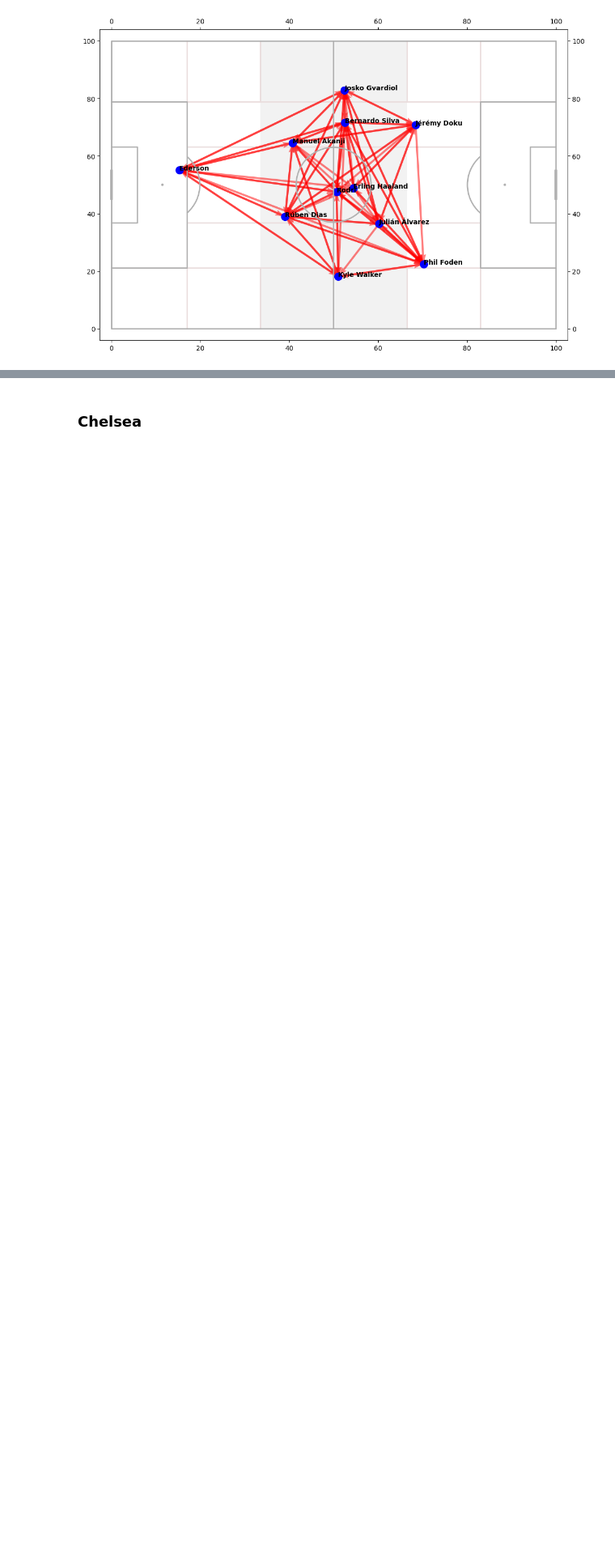
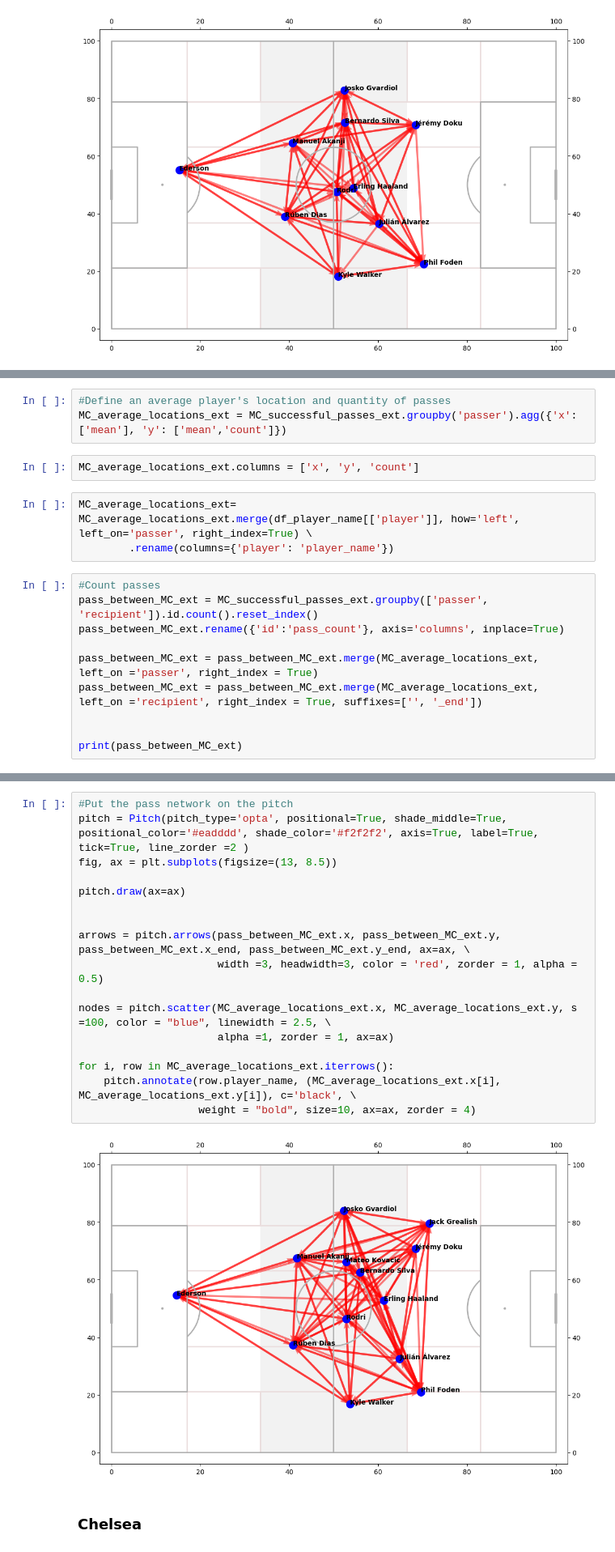
Before and after one commit to Football-Analytics-UCU/Manchester-City, a Jupyter notebook: src/KPI_Test_010124.ipynb, the cells around one changed output, grey strips where cells are left out. Shown at 81% size. Drawn from its saved outputs; the diff is of its cells as text; blank space fills up the shorter version.

```diff
--- a/src/KPI_Test_010124.ipynb
+++ b/src/KPI_Test_010124.ipynb
@@ -236,0 +258,18 @@ for i, row in MC_average_locations.iterrows():
+# %%
+#Define an average player's location and quantity of passes
+MC_average_locations_ext = MC_successful_passes_ext.groupby('passer').agg({'x': ['mean'], 'y': ['mean','count']})
+# %%
+MC_average_locations_ext.columns = ['x', 'y', 'count']
+# %%
+MC_average_locations_ext= MC_average_locations_ext.merge(df_player_name[['player']], how='left', left_on='passer', right_index=True) \
+        .rename(columns={'player': 'player_name'})
+# %%
+#Count passes
+pass_between_MC_ext = MC_successful_passes_ext.groupby(['passer', 'recipient']).id.count().reset_index()
+pass_between_MC_ext.rename({'id':'pass_count'}, axis='columns', inplace=True)
+
+pass_between_MC_ext = pass_between_MC_ext.merge(MC_average_locations_ext, left_on ='passer', right_index = True)
+pass_between_MC_ext = pass_between_MC_ext.merge(MC_average_locations_ext, left_on ='recipient', right_index = True, suffixes=['', '_end'])
+
+
+print(pass_between_MC_ext)
@@ -237,3 +294,22 @@ for i, row in MC_average_locations.iterrows():
+# %%
+#Put the pass network on the pitch
+pitch = Pitch(pitch_type='opta', positional=True, shade_middle=True, positional_color='#eadddd', shade_color='#f2f2f2', axis=True, label=True, tick=True, line_zorder =2 )
+fig, ax = plt.subplots(figsize=(13, 8.5))
+
+pitch.draw(ax=ax)
+
+
+arrows = pitch.arrows(pass_between_MC_ext.x, pass_between_MC_ext.y, pass_between_MC_ext.x_end, pass_between_MC_ext.y_end, ax=ax, \
+                      width =3, headwidth=3, color = 'red', zorder = 1, alpha = 0.5)
+
+nodes = pitch.scatter(MC_average_locations_ext.x, MC_average_locations_ext.y, s =100, color = "blue", linewidth = 2.5, \
+                      alpha =1, zorder = 1, ax=ax)
+
+for i, row in MC_average_locations_ext.iterrows():
+    pitch.annotate(row.player_name, (MC_average_locations_ext.x[i], MC_average_locations_ext.y[i]), c='black', \
+                   weight = "bold", size=10, ax=ax, zorder = 4)
+# %% [output]
+[figure, added]
 # %% [markdown]
 ### Chelsea
 # %%
```
Also changed, not shown: parts of 19 cells of this notebook.
